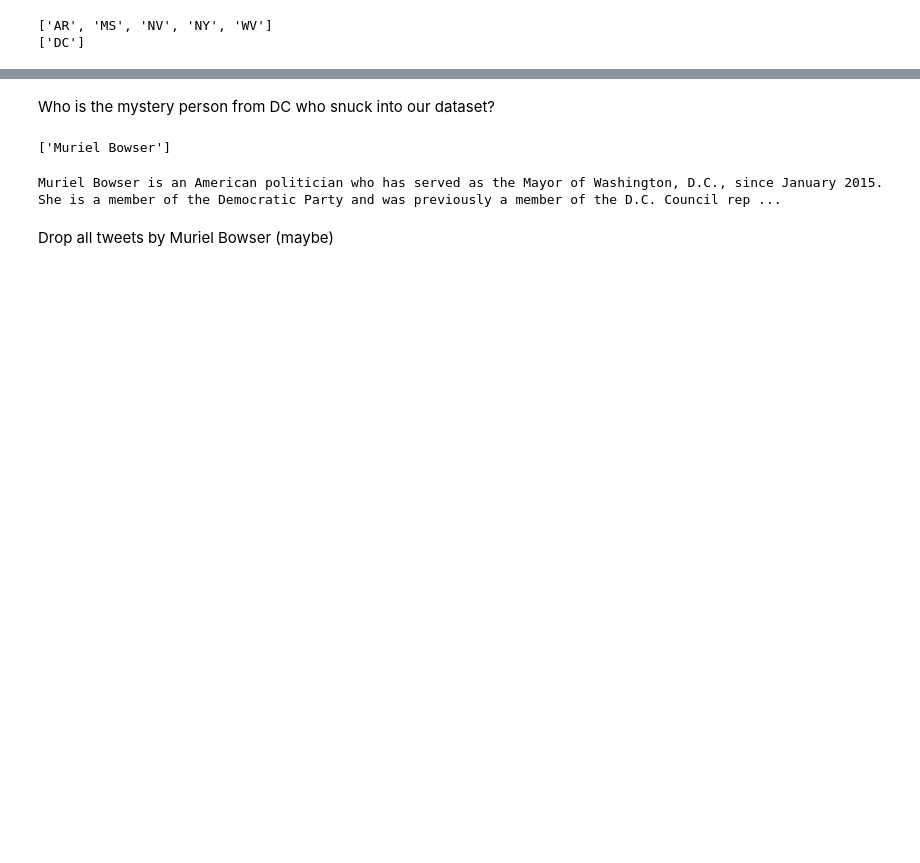
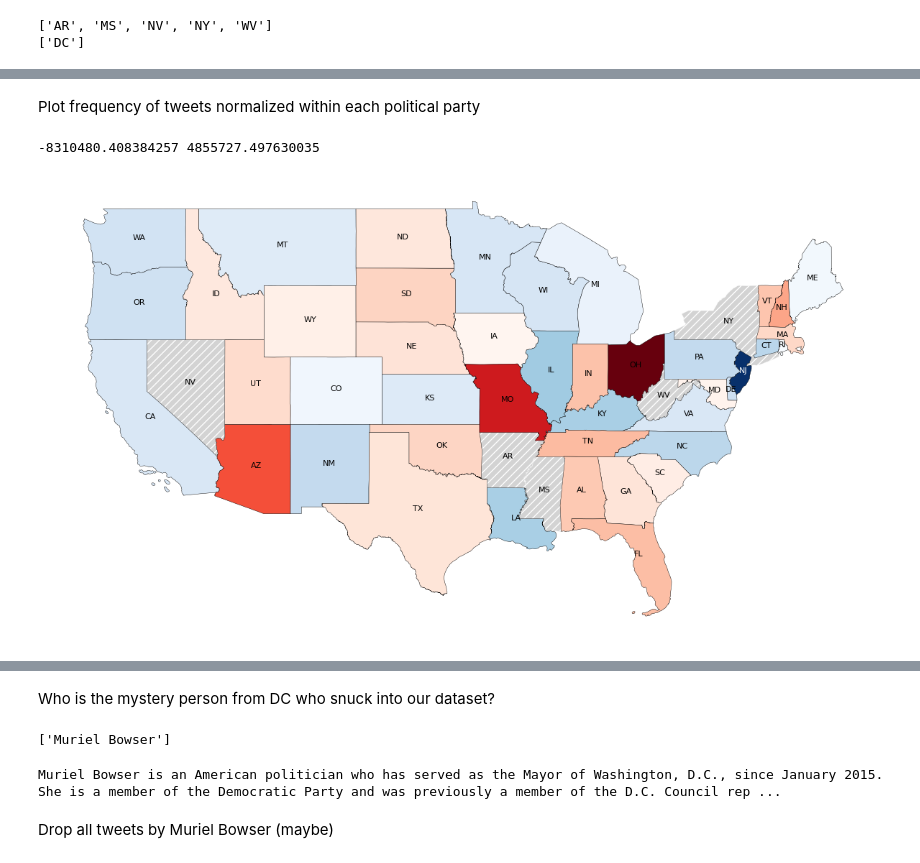
Before and after one commit to ishraqkhan32/dspp_assignment1, a Jupyter notebook: data_assignment_1.ipynb, the cells around one changed output, grey strips where cells are left out. Drawn from its saved outputs; the diff is of its cells as text; code cells hidden in the pictures; blank space fills up the shorter version.

```diff
--- a/data_assignment_1.ipynb
+++ b/data_assignment_1.ipynb
@@ -126,0 +170,61 @@ plt.gca().spines[['top', 'right',]].set_visible(False)
+# %% [markdown]
+Plot frequency of tweets normalized within each political party
+# %%
+# create separate normalized tweet columns for Democrats and Republicans
+democrat_states = merged_states[merged_states['party'] == 'Democratic']
+democrat_states['normalized_tweets'] = scaler.fit_transform(democrat_states[['tweet_count']])
+
+republican_states = merged_states[merged_states['party'] == 'Republican']
+republican_states['normalized_tweets'] = scaler.fit_transform(republican_states[['tweet_count']])
+
+# plot political party with separate colormaps
+fig, ax = plt.subplots(figsize=(15, 10))
+
+# base layer: all 50 states
+contig_48.plot(
+    ax=ax,
+    color= "lightgrey",
+    edgecolor= "white",
+    hatch= "///",
+    linewidth=0.2
+)
+
+# overlay democrat & republican states
+democrat_states.plot(
+    ax=ax,
+    column='normalized_tweets',
+    cmap='Blues',
+    edgecolor='black',
+    linewidth=0.3
+)
+
+republican_states.plot(
+    ax=ax,
+    column='normalized_tweets',
+    cmap='Reds',
+    edgecolor='black',
+    linewidth=0.3
+)
+
+# include state labels
+for idx, row in merged_states.iterrows():
+    # Get centroid coordinates
+    centroid = row['geometry'].centroid
+
+    # handle case where centroid is point
+    if centroid.geom_type == 'Point':
+        x, y = centroid.coords[0]
+    # handle other geometry types
+    else:
+        x, y = centroid.x, centroid.y
+
+    if row['stusab'] == 'NJ':
+      ax.text(x+15000, y, row['stusab'], fontsize=8, ha='center', color='white')
+    else:
+      ax.text(x, y, row['stusab'], fontsize=8, ha='center', color='black')
+
+ax.set_axis_off()
+plt.show()
+# %% [output]
+-8310480.408384257 4855727.497630035
+[figure, added]
```
Also changed, not shown: parts of 10 cells of this notebook.
